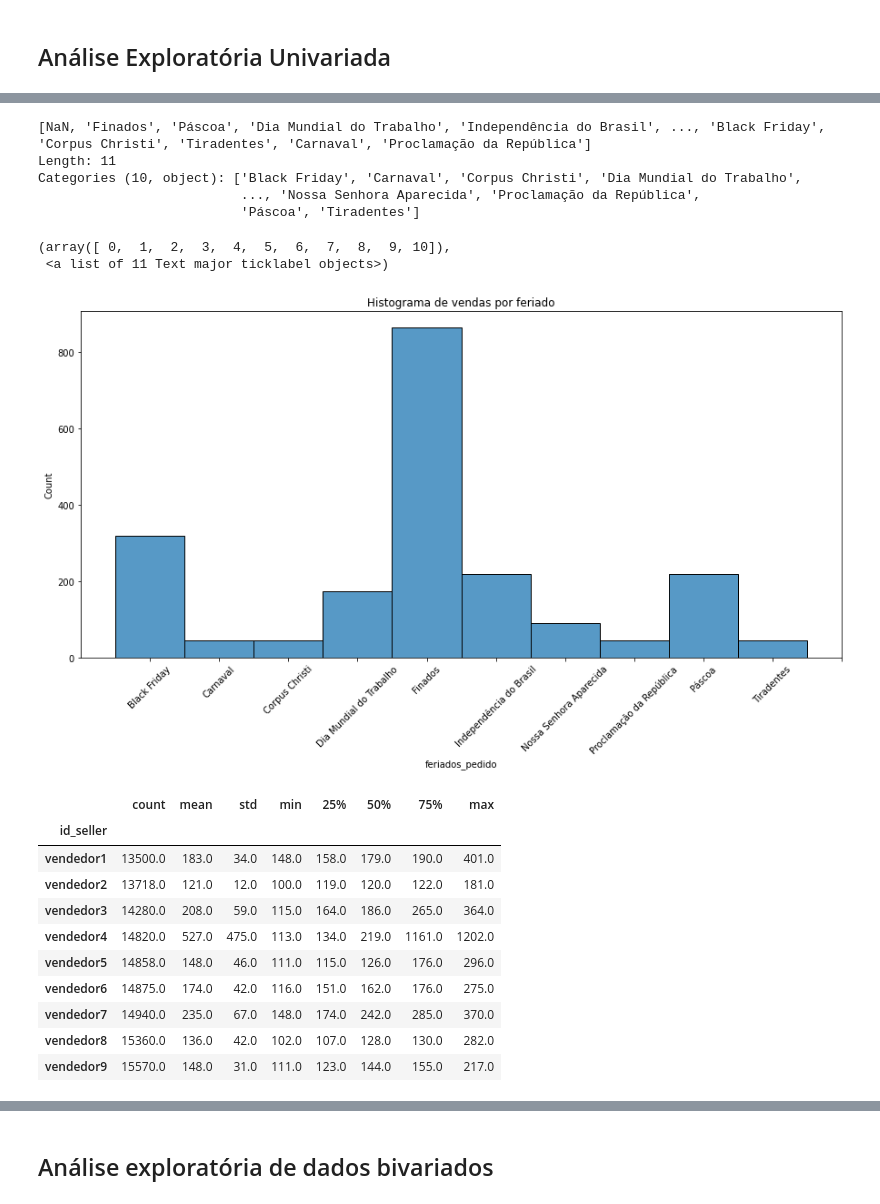
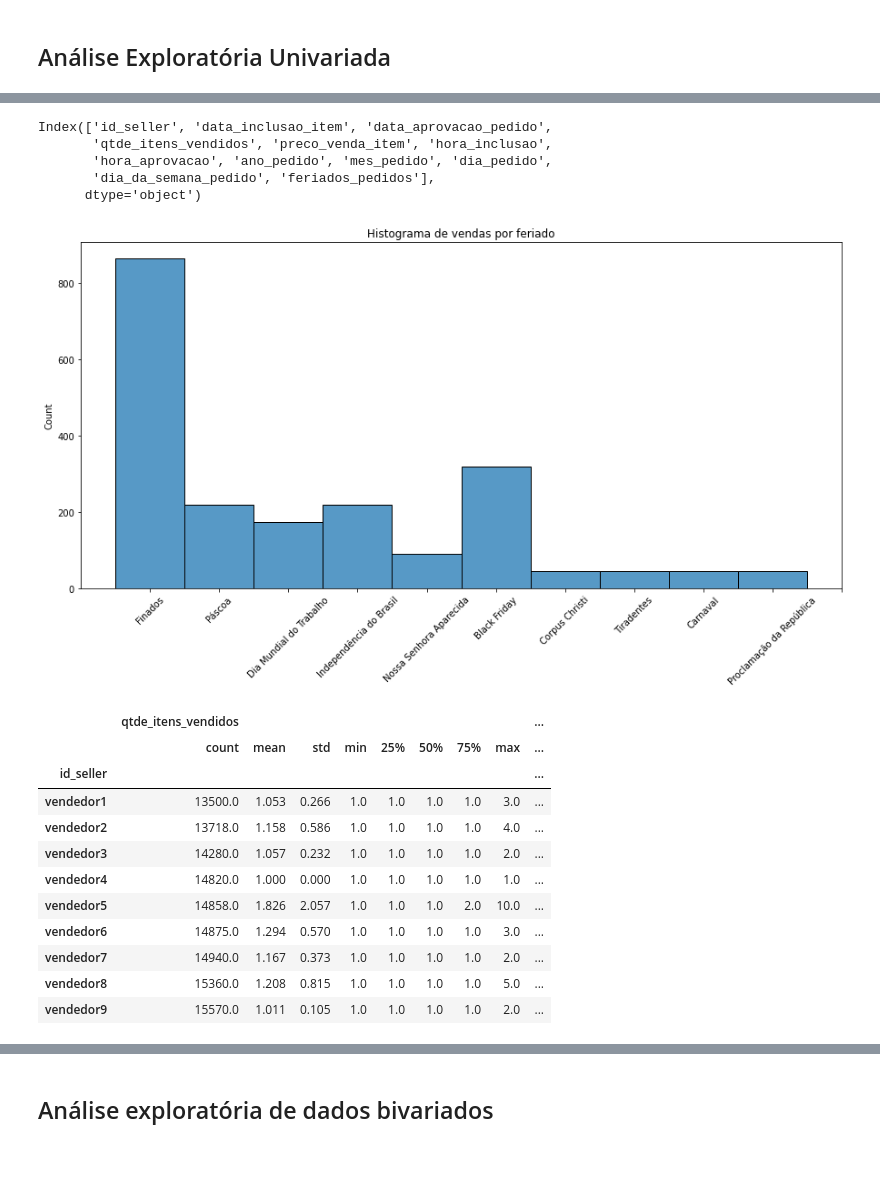
Before and after one commit to aime-n/anomaly-detection-arima, a Jupyter notebook: Aime_ConsultoriaEstatistica.ipynb, the cells around one changed output, grey strips where cells are left out. Cells and saved outputs as stored; diff of their text form; code cells hidden in the pictures; blank space fills up the shorter version.

```diff
--- a/Aime_ConsultoriaEstatistica.ipynb
+++ b/Aime_ConsultoriaEstatistica.ipynb
@@ -76,3 +405,0 @@ df['feriados_pedido'] = [br_feriados.get(i.date()) for i in df['data_aprovacao_p
-# %%
-for column in ['mes_pedido', 'dia_da_semana_pedido', 'feriados_pedido', 'dia_pedido']:
-  df[column] = df[column].astype('category')
@@ -127,0 +412,8 @@ df[df['mes_pedido'] != df['mes_pedido']].head()
+# %%
+df = column_to_datetime(df, ['hora_aprovacao', 'hora_inclusao'], hour=True)
+df = column_to_datetime(df, ['data_aprovacao_pedido', 'data_inclusao_item'])
+# %%
+df = create_new_columns(df) # ano, mes, dia, dia_semana
+# %%
+feriados_br = br_feriados_()
+df['feriados_pedidos'] = [feriados_br.get(i.date()) for i in df['data_aprovacao_pedido']]
@@ -202,38 +636,36 @@ Text(0.5, 1.0, 'Histograma de vendas por dias da semana')
-# %%
-df['feriados_pedido'].unique()
-# %% [output]
-[NaN, 'Finados', 'Páscoa', 'Dia Mundial do Trabalho', 'Independência do Brasil', ..., 'Black Friday', 'Corpus Christi', 'Tiradentes', 'Carnaval', 'Proclamação da República']
-Length: 11
-Categories (10, object): ['Black Friday', 'Carnaval', 'Corpus Christi', 'Dia Mundial do Trabalho',
-                          ..., 'Nossa Senhora Aparecida', 'Proclamação da República',
-                          'Páscoa', 'Tiradentes']
+# %%
+df.columns
+# %% [output]
+Index(['id_seller', 'data_inclusao_item', 'data_aprovacao_pedido',
+       'qtde_itens_vendidos', 'preco_venda_item', 'hora_inclusao',
+       'hora_aprovacao', 'ano_pedido', 'mes_pedido', 'dia_pedido',
+       'dia_da_semana_pedido', 'feriados_pedidos'],
+      dtype='object')
 # %%
 fig, ax = plt.subplots()
-
 fig.set_size_inches(15,7)
 
-sns.histplot(df['feriados_pedido'], ax=ax)
-plt.xticks(range(0, len(df['feriados_pedido'].unique()) ))
+sns.histplot(return_arr(df, 'feriados_pedidos'), ax=ax)
+plt.xticks(range(0, len(df['feriados_pedidos'].unique()) ))
 plt.title('Histograma de vendas por feriado')
 
 plt.xticks(rotation = 45)
+
+fig.savefig('hist_vendasporferiado.png', dpi=fig.dpi)
 # %% [output]
-(array([ 0,  1,  2,  3,  4,  5,  6,  7,  8,  9, 10]),
- <a list of 11 Text major ticklabel objects>)
-[figure, old version]
+[figure, new version]
 # %%
-#Descritiva de cada vendedor
-
-round(df.groupby('id_seller')['preco_venda_item'].describe())
+round(df.groupby('id_seller').describe(),3)
 # %% [output]
-|  | count | mean | std | min | 25% | 50% | 75% | max |
-| id_seller |  |  |  |  |  |  |  |  |
-| vendedor1 | 13500.0 | 183.0 | 34.0 | 148.0 | 158.0 | 179.0 | 190.0 | 401.0 |
-| vendedor2 | 13718.0 | 121.0 | 12.0 | 100.0 | 119.0 | 120.0 | 122.0 | 181.0 |
-| vendedor3 | 14280.0 | 208.0 | 59.0 | 115.0 | 164.0 | 186.0 | 265.0 | 364.0 |
-| vendedor4 | 14820.0 | 527.0 | 475.0 | 113.0 | 134.0 | 219.0 | 1161.0 | 1202.0 |
-| vendedor5 | 14858.0 | 148.0 | 46.0 | 111.0 | 115.0 | 126.0 | 176.0 | 296.0 |
-| vendedor6 | 14875.0 | 174.0 | 42.0 | 116.0 | 151.0 | 162.0 | 176.0 | 275.0 |
-| vendedor7 | 14940.0 | 235.0 | 67.0 | 148.0 | 174.0 | 242.0 | 285.0 | 370.0 |
-| vendedor8 | 15360.0 | 136.0 | 42.0 | 102.0 | 107.0 | 128.0 | 130.0 | 282.0 |
-| vendedor9 | 15570.0 | 148.0 | 31.0 | 111.0 | 123.0 | 144.0 | 155.0 | 217.0 |
+|  | qtde_itens_vendidos |  |  |  |  |  |  |  | ... |
+|  | count | mean | std | min | 25% | 50% | 75% | max | ... |
+| id_seller |  |  |  |  |  |  |  |  | ... |
+| vendedor1 | 13500.0 | 1.053 | 0.266 | 1.0 | 1.0 | 1.0 | 1.0 | 3.0 | ... |
+| vendedor2 | 13718.0 | 1.158 | 0.586 | 1.0 | 1.0 | 1.0 | 1.0 | 4.0 | ... |
+| vendedor3 | 14280.0 | 1.057 | 0.232 | 1.0 | 1.0 | 1.0 | 1.0 | 2.0 | ... |
+| vendedor4 | 14820.0 | 1.000 | 0.000 | 1.0 | 1.0 | 1.0 | 1.0 | 1.0 | ... |
+| vendedor5 | 14858.0 | 1.826 | 2.057 | 1.0 | 1.0 | 1.0 | 2.0 | 10.0 | ... |
+| vendedor6 | 14875.0 | 1.294 | 0.570 | 1.0 | 1.0 | 1.0 | 1.0 | 3.0 | ... |
+| vendedor7 | 14940.0 | 1.167 | 0.373 | 1.0 | 1.0 | 1.0 | 1.0 | 2.0 | ... |
+| vendedor8 | 15360.0 | 1.208 | 0.815 | 1.0 | 1.0 | 1.0 | 1.0 | 5.0 | ... |
+| vendedor9 | 15570.0 | 1.011 | 0.105 | 1.0 | 1.0 | 1.0 | 1.0 | 2.0 | ... |
```
Also changed, not shown: parts of 171 cells of this notebook.
